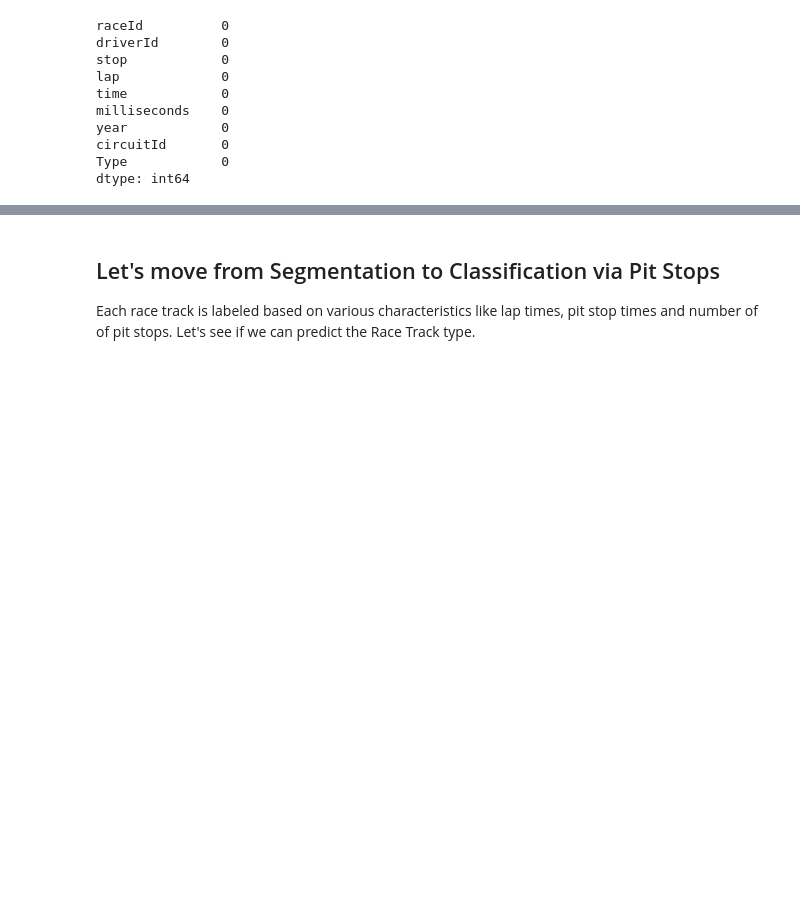
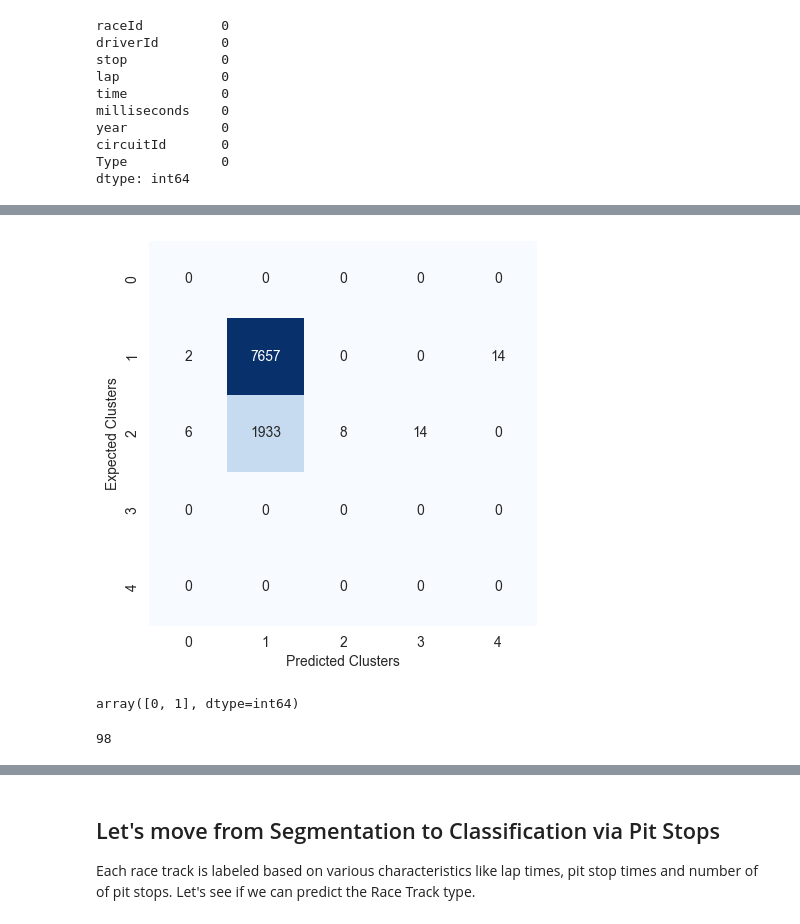
Before and after one commit to arvyz/f1, a Jupyter notebook: F1_circuit_prediction.ipynb, the cells around one changed output, grey strips where cells are left out. Drawn from its saved outputs; the diff is of its cells as text; code cells hidden in the pictures; blank space fills up the shorter version.

```diff
--- a/F1_circuit_prediction.ipynb
+++ b/F1_circuit_prediction.ipynb
@@ -589,0 +607,30 @@ How does it map to real-life? - Not well
+# %%
+from sklearn.preprocessing import StandardScaler
+from sklearn.decomposition import PCA
+from sklearn.cluster import DBSCAN
+
+#X_pit_std = StandardScaler().fit_transform(X_pit)
+#pca = PCA(n_components=2)
+#X_pit_pca = pca.fit_transform(X_pit_std)
+
+# Create a DBSCAN instance and fit it to the data
+dbscan_pit = DBSCAN(eps=0.5, min_samples=5)
+dbs_clusters_pit = dbscan_pit.fit_predict(X_pit_pca)
+# %%
+from sklearn.metrics import confusion_matrix
+
+# Calculate confusion matrix
+cm = confusion_matrix(y_pit, dbs_clusters_pit)
+
+# Plot confusion matrix
+plt.figure(figsize=(5, 5))
+sns.heatmap(cm, annot=True, fmt="d", cmap="Blues", cbar=False)
+plt.xlabel('Predicted Clusters')
+plt.ylabel('Expected Clusters')
+plt.show()
+# %% [output]
+[figure, added]
+# %%
+np.unique(y_pit)
+# %% [output]
+array([0, 1], dtype=int64)
@@ -589,0 +644,5 @@ How does it map to real-life? - Not well
+# %%
+np.unique(spectral_clusters_pit)
+np.count_nonzero(spectral_clusters_pit)
+# %% [output]
+98
```
Also changed, not shown: parts of 6 cells of this notebook, 1 other file.
